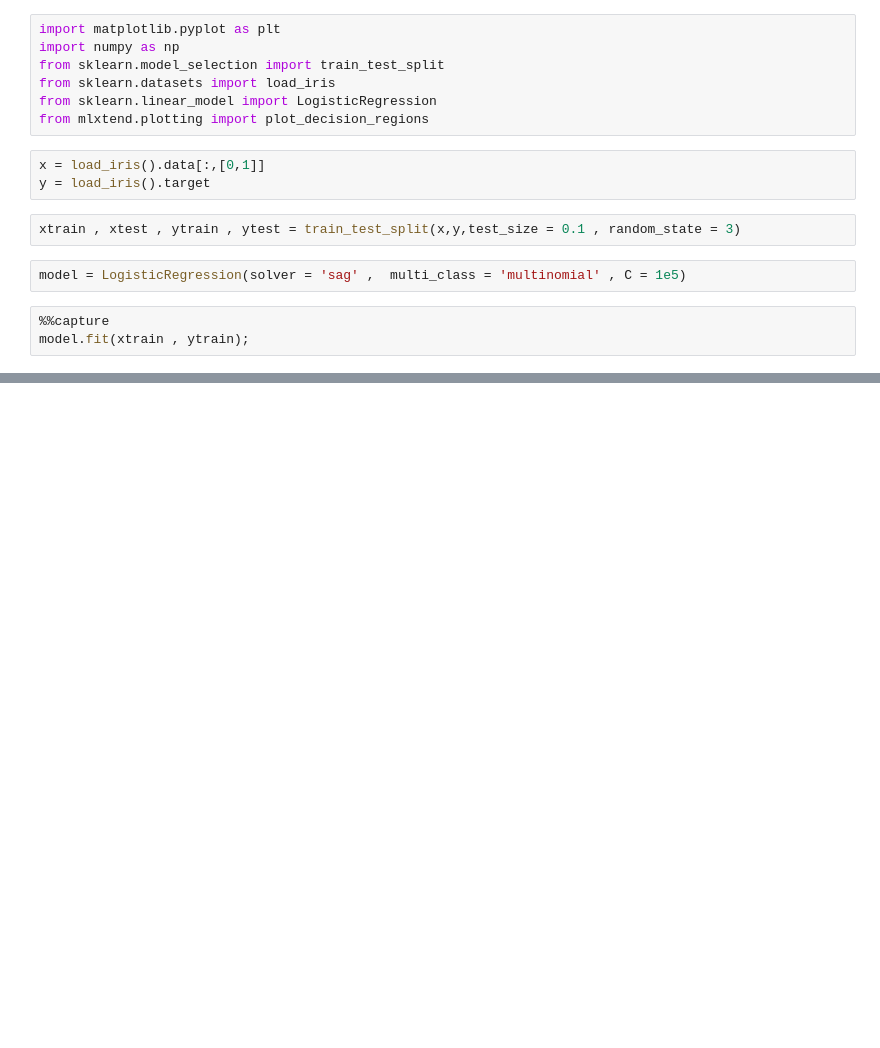
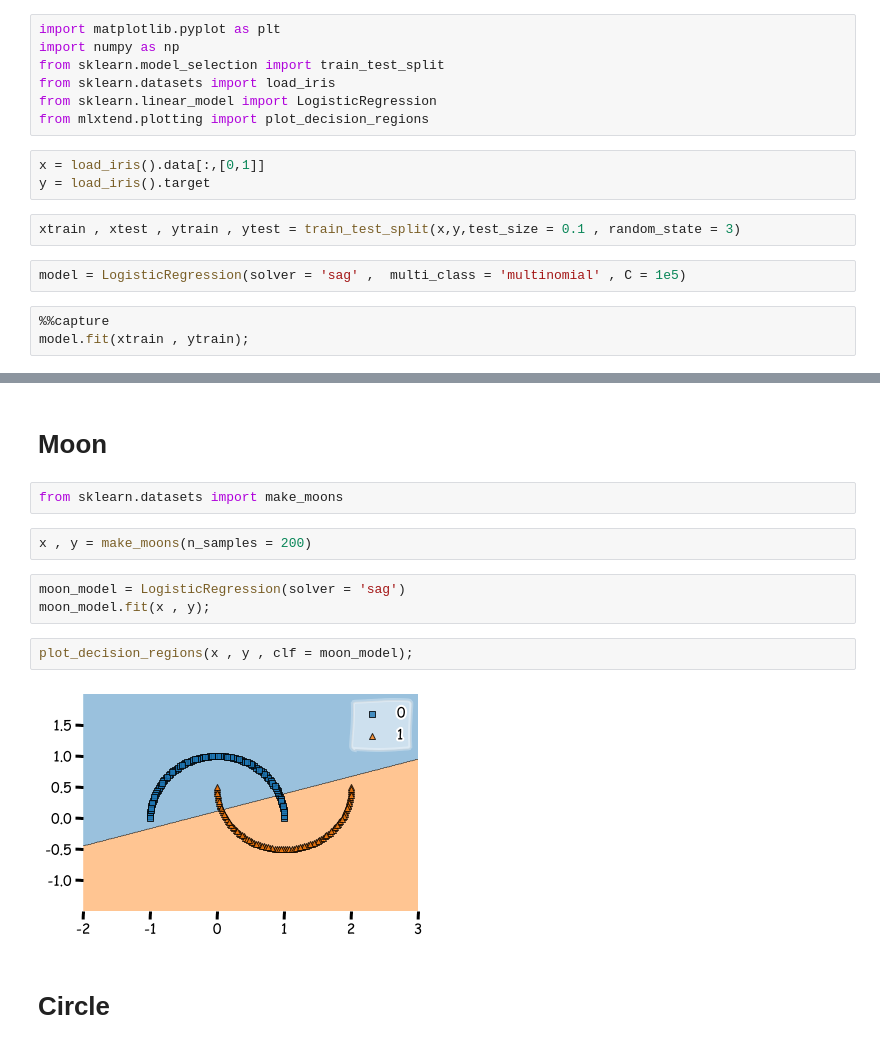
Before and after one commit to Abtinz/Machine-Learning-with-Python, a Jupyter notebook: Machine Learning with python/Classification/LogisticRegression/logisticRegression_iris_and_moon.ipynb, the cells around one changed output, grey strips where cells are left out. Saved outputs shown, nothing was run; the diff lists cells and outputs as text; blank space fills up the shorter version.

Commit message:
moon logestic regression

```diff
--- a/Machine Learning with python/Classification/LogisticRegression/logisticRegression_iris_and_moon.ipynb
+++ b/Machine Learning with python/Classification/LogisticRegression/logisticRegression_iris_and_moon.ipynb
@@ -24,0 +27,15 @@ plot_decision_regions(x , y , clf = model)
+# %% [markdown]
+# Moon
+# %%
+from sklearn.datasets import make_moons
+# %%
+x , y = make_moons(n_samples = 200)
+# %%
+moon_model = LogisticRegression(solver = 'sag')
+moon_model.fit(x , y);
+# %%
+plot_decision_regions(x , y , clf = moon_model);
+# %% [output]
+[figure, added]
+# %% [markdown]
+# Circle
```
Also changed, not shown: parts of 2 cells of this notebook.
